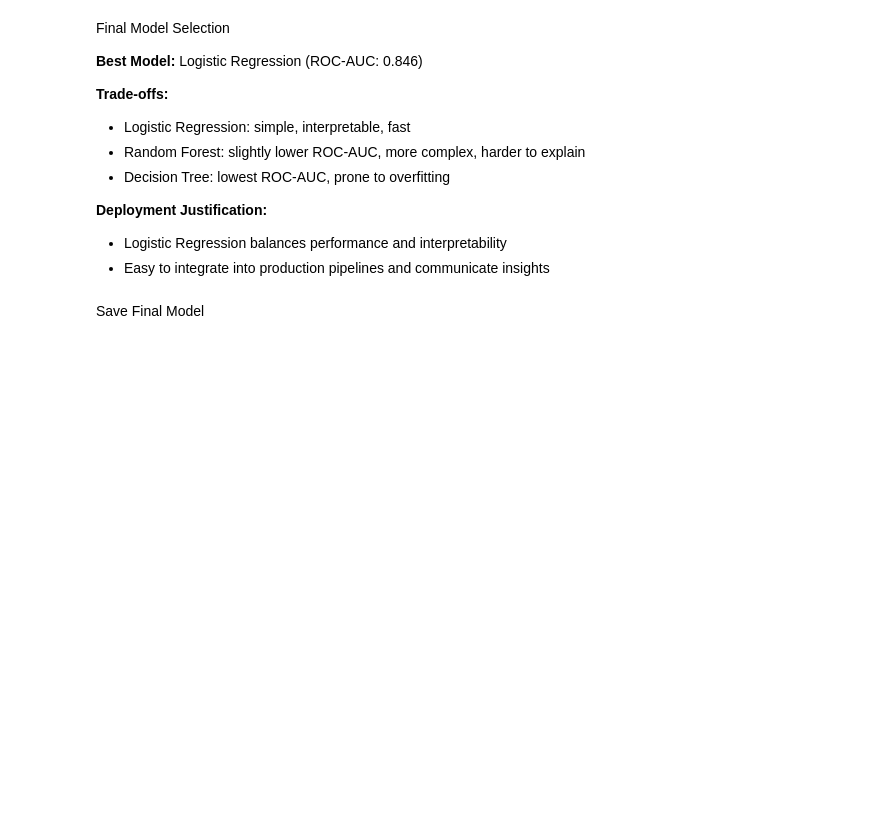
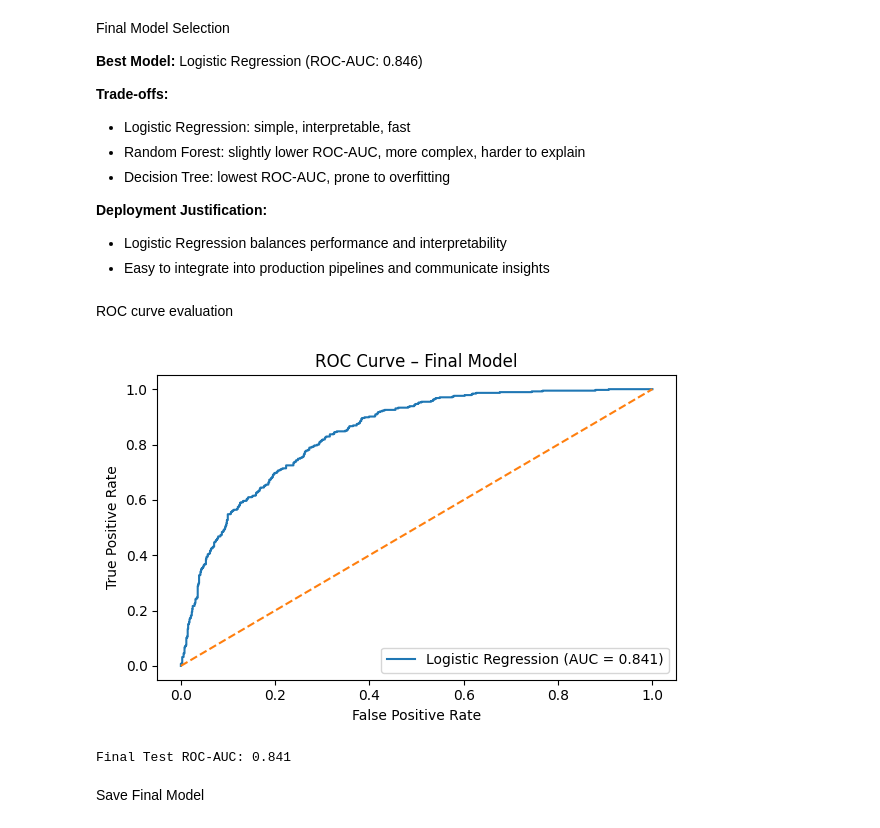
Before and after one commit to Terry1506/telco-churn-ml-system, a Jupyter notebook: notebooks/06_model_tuning_and_selection.ipynb, the cells around one changed output. Cells and saved outputs as stored; diff of their text form; code cells hidden in the pictures; blank space fills up the shorter version.

Commit message:
Add ROC curve visualization and images folder for README

```diff
--- a/notebooks/06_model_tuning_and_selection.ipynb
+++ b/notebooks/06_model_tuning_and_selection.ipynb
@@ -153,6 +153,41 @@ Final Model Selection
 **Deployment Justification:**
 - Logistic Regression balances performance and interpretability
 - Easy to integrate into production pipelines and communicate insights
+# %%
+final_model = grid_lr.best_estimator_
+# %% [markdown]
+ROC curve evaluation
+# %%
+
+from sklearn.metrics import roc_curve, roc_auc_score
+# Predict probabilities on test set
+y_probs = final_model.predict_proba(X_test_scaled)[:, 1]
+
+# ROC metrics
+roc_auc = roc_auc_score(y_test, y_probs)
+fpr, tpr, _ = roc_curve(y_test, y_probs)
+
+# Create images folder if not exists
+os.makedirs('../images', exist_ok=True)
+
+# Plot ROC curve
+plt.figure(figsize=(6, 4))
+plt.plot(fpr, tpr, label=f'Logistic Regression (AUC = {roc_auc:.3f})')
+plt.plot([0, 1], [0, 1], linestyle='--')
+plt.xlabel('False Positive Rate')
+plt.ylabel('True Positive Rate')
+plt.title('ROC Curve – Final Model')
+plt.legend()
+plt.tight_layout()
+
+# Save plot
+plt.savefig('../images/roc_curve.png')
+plt.show()
+
+print(f"Final Test ROC-AUC: {roc_auc:.3f}")
+# %% [output]
+[figure, added]
+Final Test ROC-AUC: 0.841
 # %% [markdown]
 Save Final Model
 # %%
```
Also changed, not shown: parts of 1 cell of this notebook, 1 other file.
